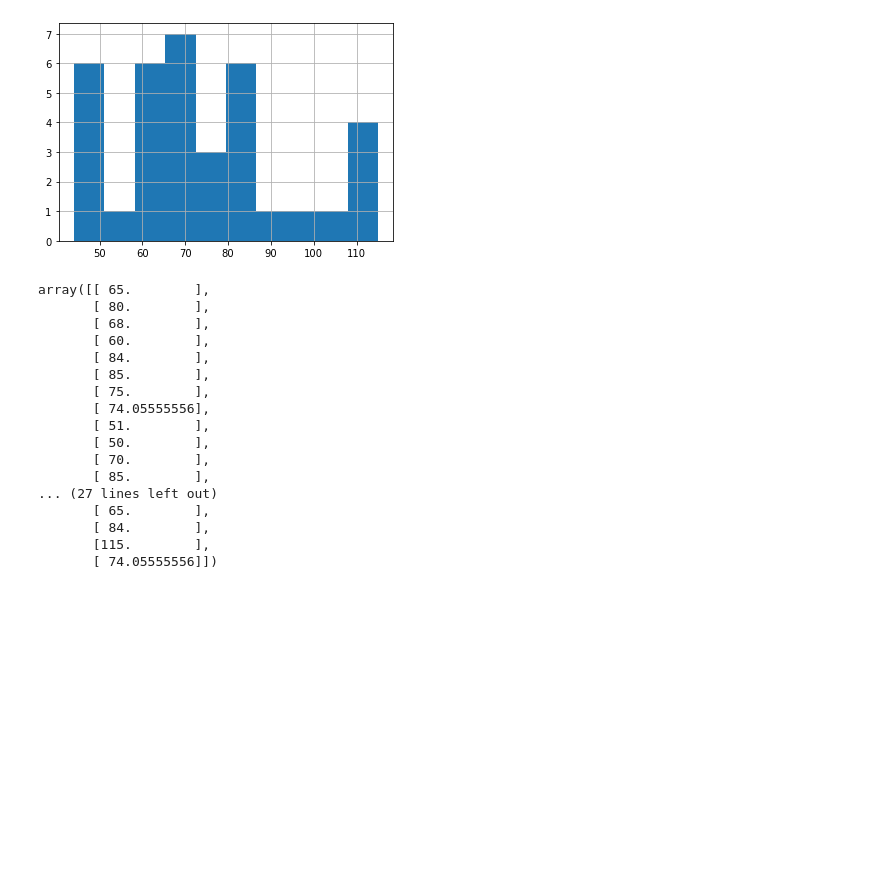
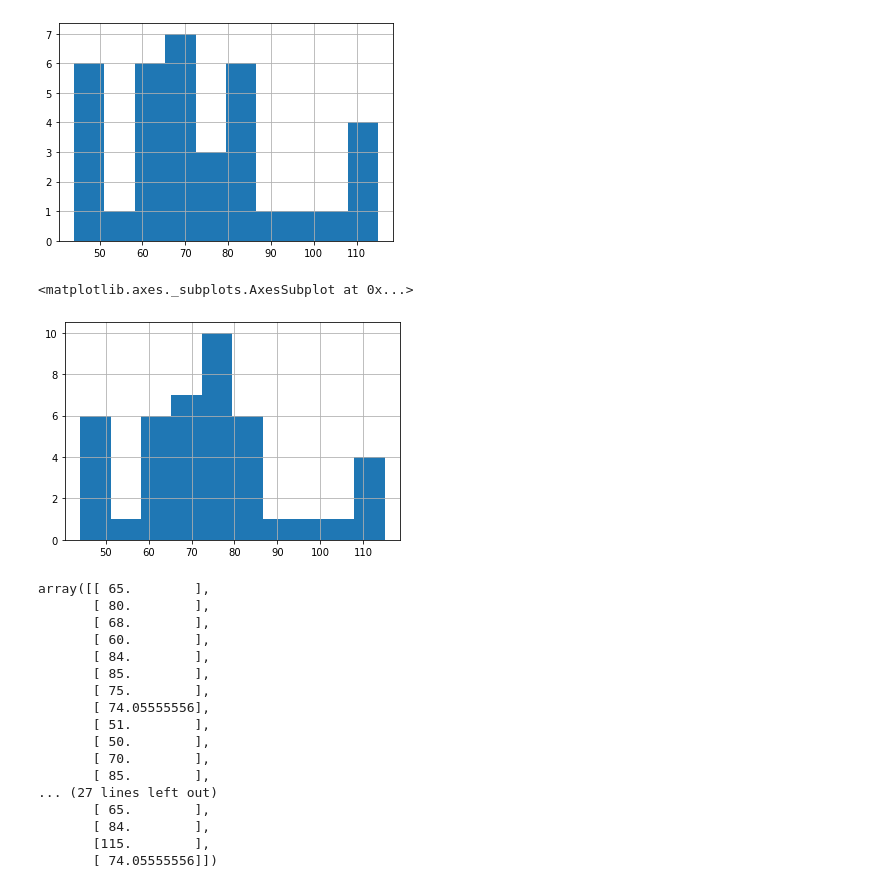
Before and after one commit to madymehlf/fall2019, a Jupyter notebook: week3/Week3.ipynb, the cells around one changed output. Saved outputs shown, nothing was run; the diff lists cells and outputs as text; code cells hidden in the pictures; blank space fills up the shorter version.

```diff
--- a/week3/Week3.ipynb
+++ b/week3/Week3.ipynb
@@ -321,6 +321,11 @@ boston.LotFrontage.hist()
 # %% [output]
 <matplotlib.axes._subplots.AxesSubplot at 0x...>
 [figure]
+# %%
+boston.LotFrontage.fillna(boston.LotFrontage.mean()).hist()
+# %% [output]
+<matplotlib.axes._subplots.AxesSubplot at 0x...>
+[figure, added]
 # %%
 # You may need to upgrade Scikit-learn (and restart Jupyter kernel afterwards) to use Imputer
 # !pip install scikit-learn --upgrade
```
Also changed, not shown: parts of 2 cells of this notebook.
